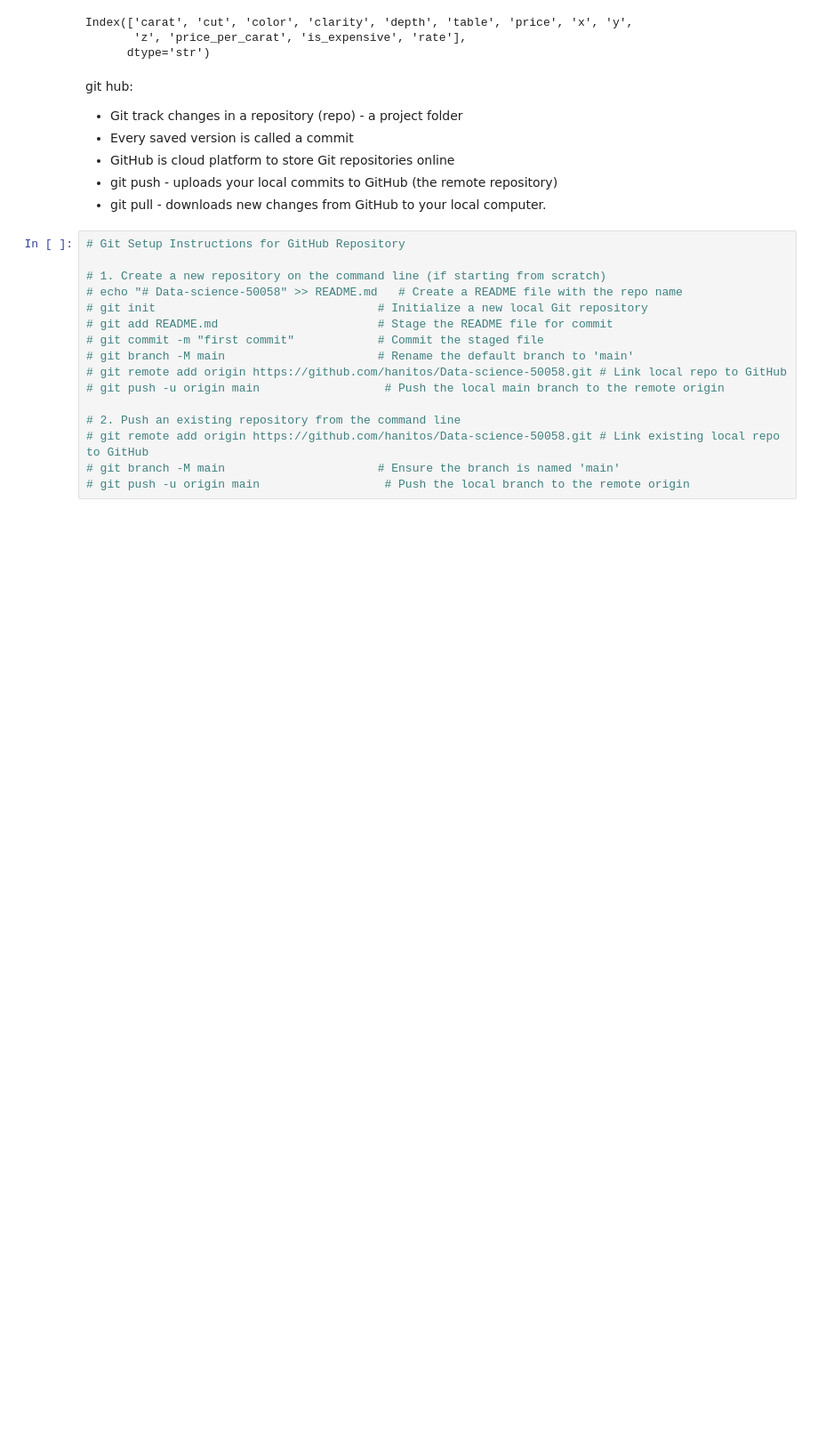
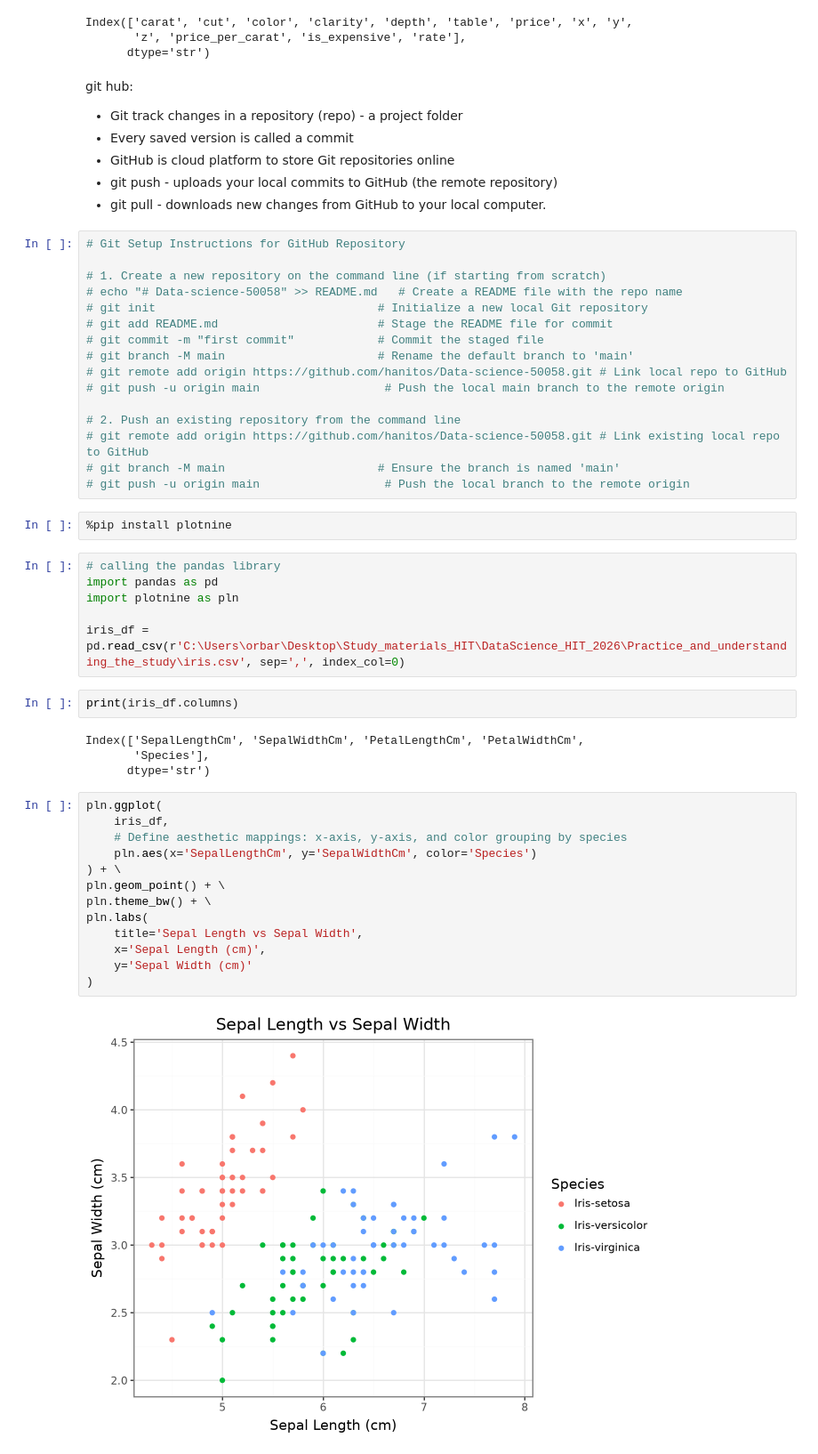
Before and after one commit to Orb-git243/DataScience_HIT_2026, a Jupyter notebook: Practice_and_understanding_the_study/Exercise_book.ipynb, the cells around one changed output. Shown at 89% size. Cells and saved outputs as stored; diff of their text form; blank space fills up the shorter version.

Commit message:
Add things from practice seison 3

```diff
--- a/Practice_and_understanding_the_study/Exercise_book.ipynb
+++ b/Practice_and_understanding_the_study/Exercise_book.ipynb
@@ -326,3 +326,32 @@ git hub:
 # git remote add origin https://github.com/hanitos/Data-science-50058.git # Link existing local repo to GitHub
 # git branch -M main                      # Ensure the branch is named 'main'
 # git push -u origin main                  # Push the local branch to the remote origin
+# %%
+%pip install plotnine
+# %%
+# calling the pandas library
+import pandas as pd
+import plotnine as pln
+
+iris_df = pd.read_csv(r'C:\Users\orbar\Desktop\Study_materials_HIT\DataScience_HIT_2026\Practice_and_understanding_the_study\iris.csv', sep=',', index_col=0)
+# %%
+print(iris_df.columns)
+# %% [output]
+Index(['SepalLengthCm', 'SepalWidthCm', 'PetalLengthCm', 'PetalWidthCm',
+       'Species'],
+      dtype='str')
+# %%
+pln.ggplot(
+    iris_df,
+    # Define aesthetic mappings: x-axis, y-axis, and color grouping by species
+    pln.aes(x='SepalLengthCm', y='SepalWidthCm', color='Species')
+) + \
+pln.geom_point() + \
+pln.theme_bw() + \
+pln.labs(
+    title='Sepal Length vs Sepal Width',
+    x='Sepal Length (cm)',
+    y='Sepal Width (cm)'
+)
+# %% [output]
+[figure, added]
```
Also changed, not shown: parts of 4 cells of this notebook, 1 other file.
